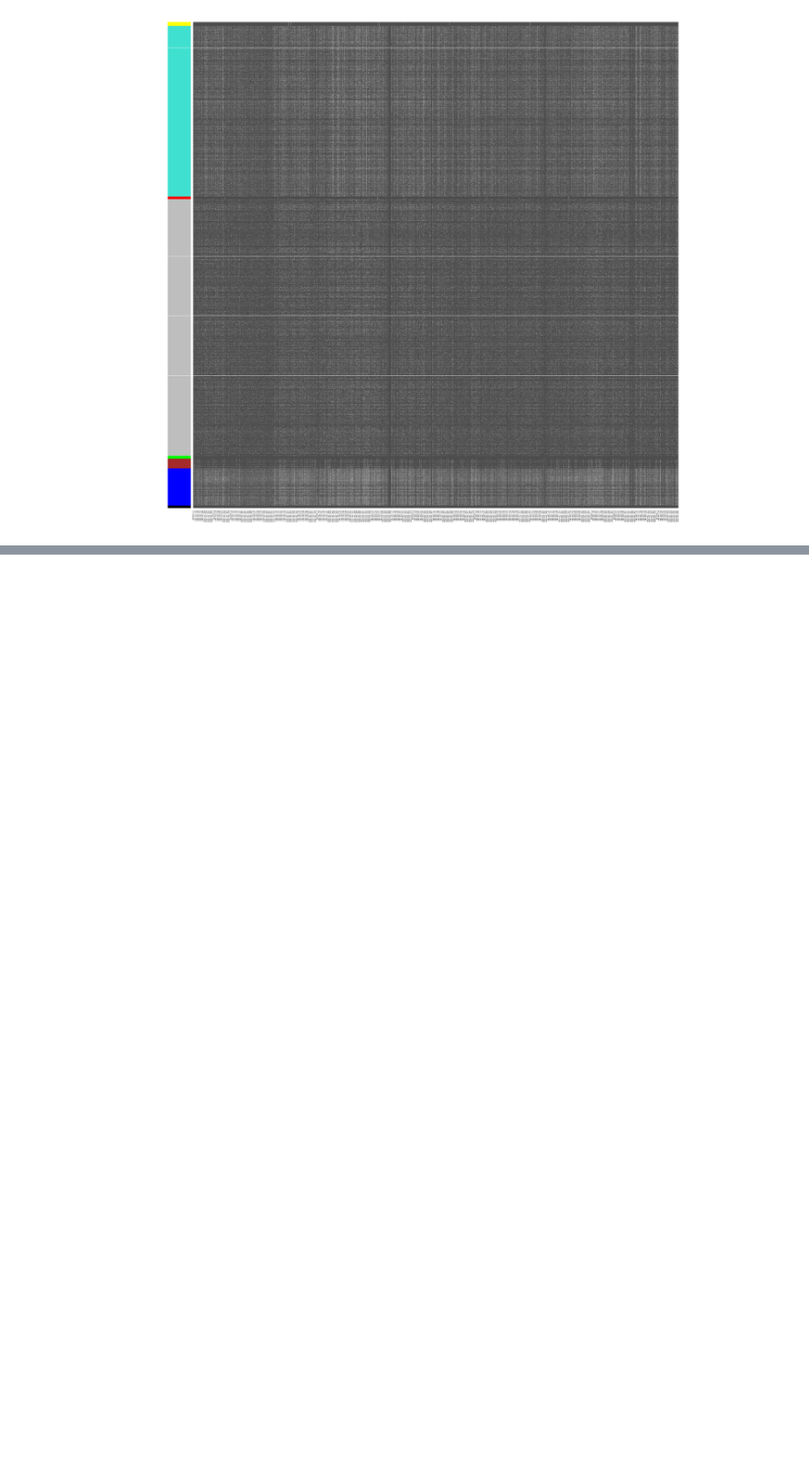
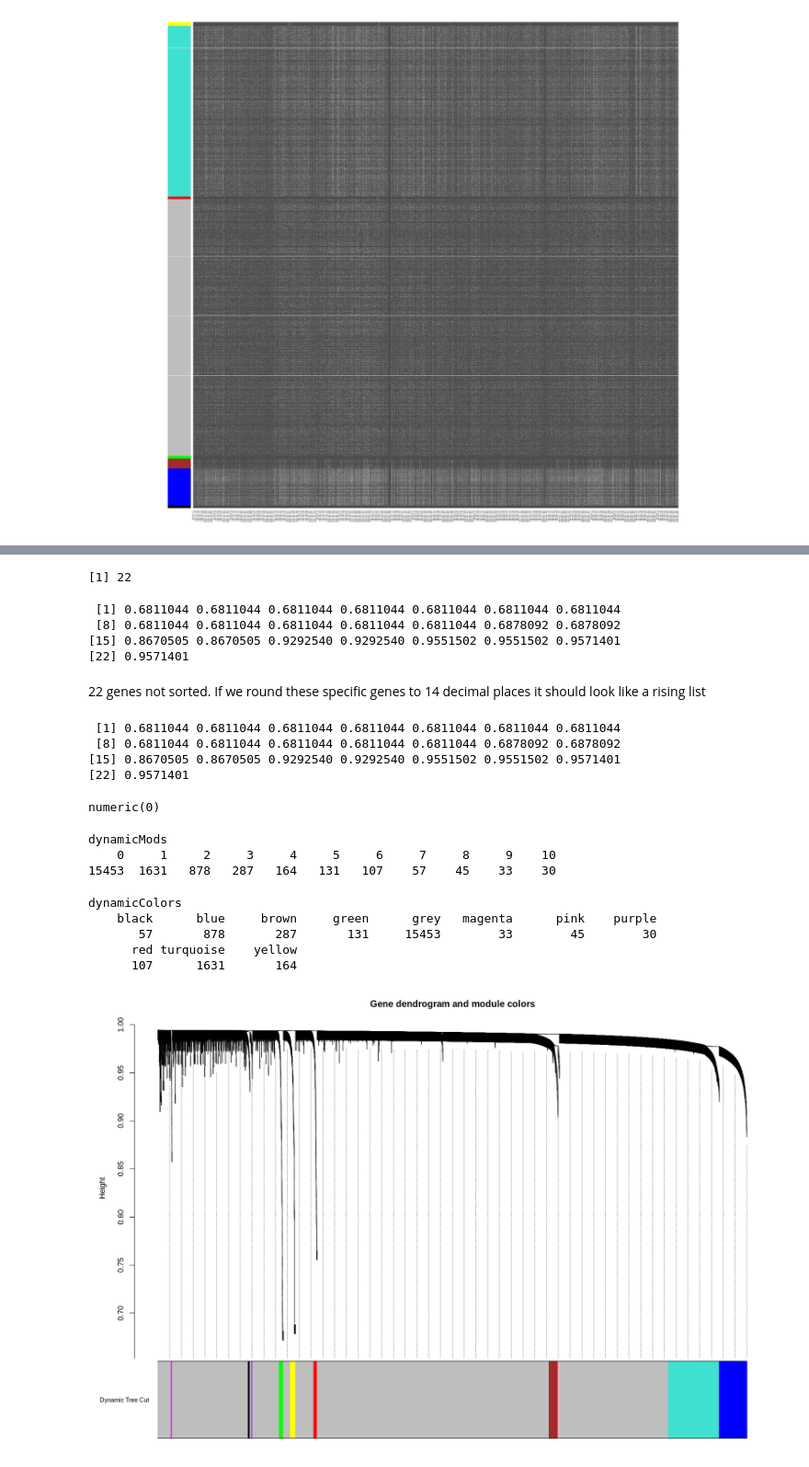
Before and after one commit to mtekman/scRNA_2020_salas, a Jupyter notebook: 4_wgcna.ipynb, the cells around one changed output, grey strips where cells are left out. Shown at 92% size. Cells and saved outputs as stored; diff of their text form; code cells hidden in the pictures; blank space fills up the shorter version.

```diff
--- a/4_wgcna.ipynb
+++ b/4_wgcna.ipynb
@@ -396,0 +440,52 @@ saveRDS(TOM, file="files/4_wgcna/TOM_7477.rds")
+# %%
+#clusts$height <- round(clusts$height, 6)
+sum(sort(geneTree$height) != geneTree$height)
+# %% [output]
+[1] 22
+# %%
+geneTree$height[sort(geneTree$height) != geneTree$height]
+# %% [output]
+ [1] 0.6811044 0.6811044 0.6811044 0.6811044 0.6811044 0.6811044 0.6811044
+ [8] 0.6811044 0.6811044 0.6811044 0.6811044 0.6811044 0.6878092 0.6878092
+[15] 0.8670505 0.8670505 0.9292540 0.9292540 0.9551502 0.9551502 0.9571401
+[22] 0.9571401
+# %% [markdown]
+22 genes not sorted. If we round these specific genes to 14 decimal places it should look like a rising list
+# %%
+round(geneTree$height[sort(geneTree$height) != geneTree$height], 14)
+# %% [output]
+ [1] 0.6811044 0.6811044 0.6811044 0.6811044 0.6811044 0.6811044 0.6811044
+ [8] 0.6811044 0.6811044 0.6811044 0.6811044 0.6811044 0.6878092 0.6878092
+[15] 0.8670505 0.8670505 0.9292540 0.9292540 0.9551502 0.9551502 0.9571401
+[22] 0.9571401
+# %%
+geneTree$height <- round(geneTree$height, 14)
+# %%
+geneTree$height[sort(geneTree$height) != geneTree$height]
+# no output, so this should be correct now
+# %% [output]
+numeric(0)
+# %%
+minModuleSize = 20;
+dynamicMods = cutreeDynamic(dendro = geneTree,  method="tree", minClusterSize = minModuleSize);
+table(dynamicMods)
+# %% [output]
+dynamicMods
+    0     1     2     3     4     5     6     7     8     9    10
+15453  1631   878   287   164   131   107    57    45    33    30
+# %%
+dynamicColors = labels2colors(dynamicMods)
+table(dynamicColors)
+# %% [output]
+dynamicColors
+    black      blue     brown     green      grey   magenta      pink    purple
+       57       878       287       131     15453        33        45        30
+      red turquoise    yellow
+      107      1631       164
+# %%
+plotDendroAndColors(geneTree, dynamicColors, "Dynamic Tree Cut",
+                    dendroLabels = FALSE, hang = 0.03,
+                    addGuide = TRUE, guideHang = 0.05,
+                    main = "Gene dendrogram and module colors")
+# %% [output]
+[figure, added]
```
Also changed, not shown: parts of 31 cells of this notebook.
